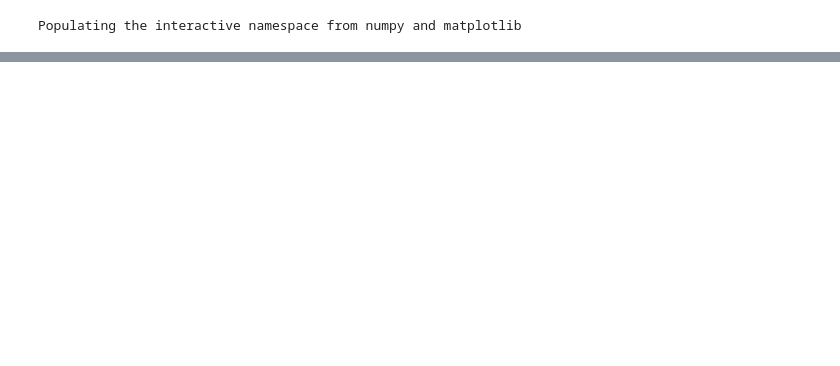
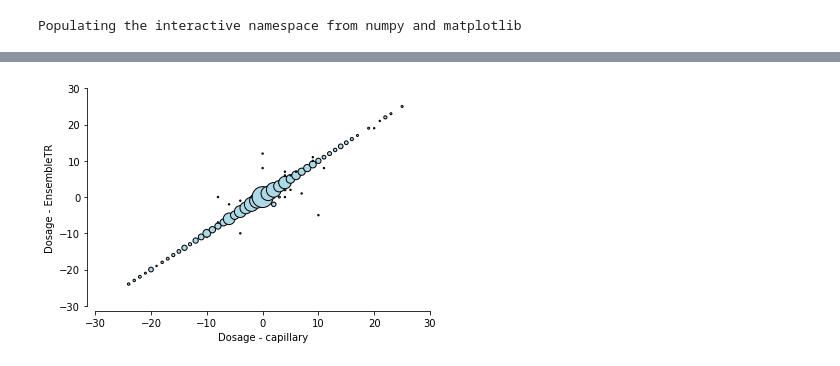
Before and after one commit to gymreklab/1000Genomes-TR-Analysis, a Jupyter notebook: capillary/Capillary-vs-WGS.ipynb, the cells around one changed output, grey strips where cells are left out. Saved outputs shown, nothing was run; the diff lists cells and outputs as text; code cells hidden in the pictures; blank space fills up the shorter version.

Commit message:
adding capillary compare figs

```diff
--- a/capillary/Capillary-vs-WGS.ipynb
+++ b/capillary/Capillary-vs-WGS.ipynb
@@ -92,0 +108,21 @@ ax.set_xticklabels(locdata["PrimerID"], rotation=90);
+# %%
+######## Bubbles ########
+
+bubbles = merged[merged["Ensemble"]!="./."].groupby(["dosage.ensemble","dosage.cap"], as_index=False).agg({"SampleID": len})
+
+fig = plt.figure()
+ax = fig.add_subplot(111)
+ax.scatter(bubbles["dosage.cap"], bubbles["dosage.ensemble"],
+           s=bubbles["SampleID"]*2, edgecolor="black", color="lightblue")
+ax.spines['right'].set_visible(False)
+ax.spines['top'].set_visible(False)
+ax.spines['left'].set_position(('outward', 8))
+ax.spines['bottom'].set_position(('outward', 5))
+ax.yaxis.set_ticks_position('left')
+ax.xaxis.set_ticks_position('bottom')
+ax.set_xlim(left=-30, right=30)
+ax.set_ylim(bottom=-30, top=30);
+ax.set_xlabel("Dosage - capillary")
+ax.set_ylabel("Dosage - EnsembleTR");
+# %% [output]
+[figure, added]
```
Also changed, not shown: parts of 7 cells of this notebook.
